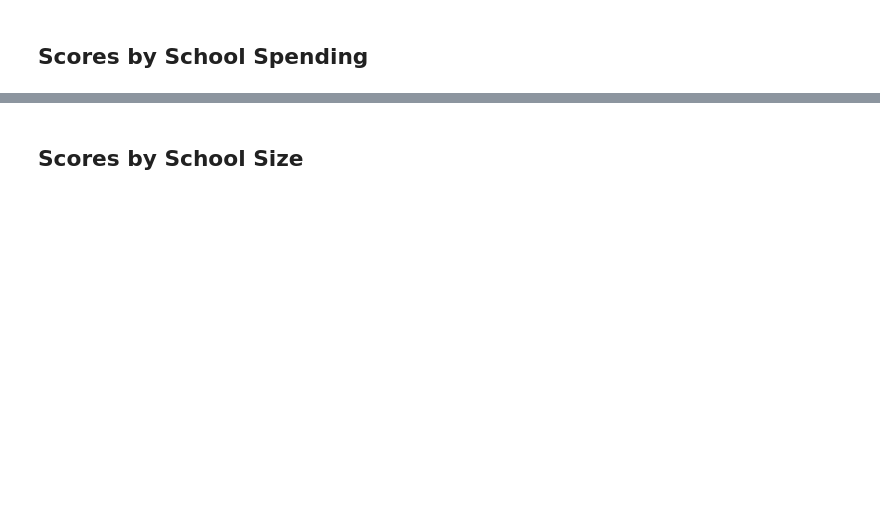
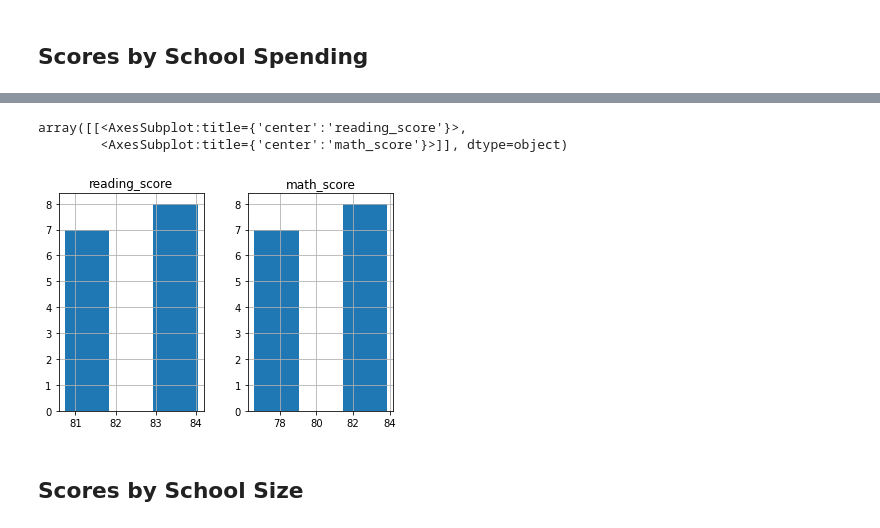
Before and after one commit to RichardHamilton21/School_District_Analysis, a Jupyter notebook: PyCitySchools_Challenge.ipynb, the cells around one changed output, grey strips where cells are left out. Saved outputs shown, nothing was run; the diff lists cells and outputs as text; code cells hidden in the pictures; blank space fills up the shorter version.

```diff
--- a/PyCitySchools_Challenge.ipynb
+++ b/PyCitySchools_Challenge.ipynb
@@ -365,7 +386,9 @@ math_average.head()
 ## Scores by School Spending
 # %%
 # Establish the spending bins and group names.
-
+scor_budget = school_data_complete_df.groupby(["budget"]).mean()
+scor_budget = scor_budget.drop(columns = ["Student ID", "School ID", "size"])
 
 
 # Categorize spending based on the bins.
+scor_budget.head(10)
@@ -372,2 +408,7 @@ math_average.head()
 # %%
 # Calculate averages for the desired columns.
+scor_budget.hist(bins = 3)
+# %% [output]
+array([[<AxesSubplot:title={'center':'reading_score'}>,
+        <AxesSubplot:title={'center':'math_score'}>]], dtype=object)
+[figure, added]
```
Also changed, not shown: parts of 17 cells of this notebook.
